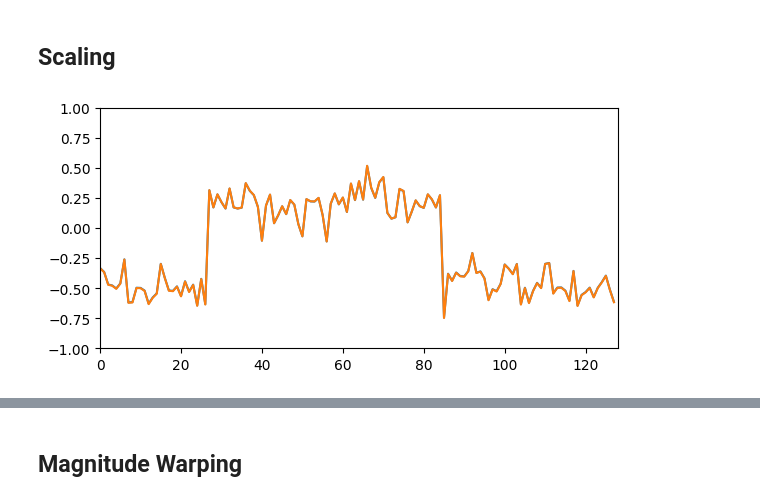
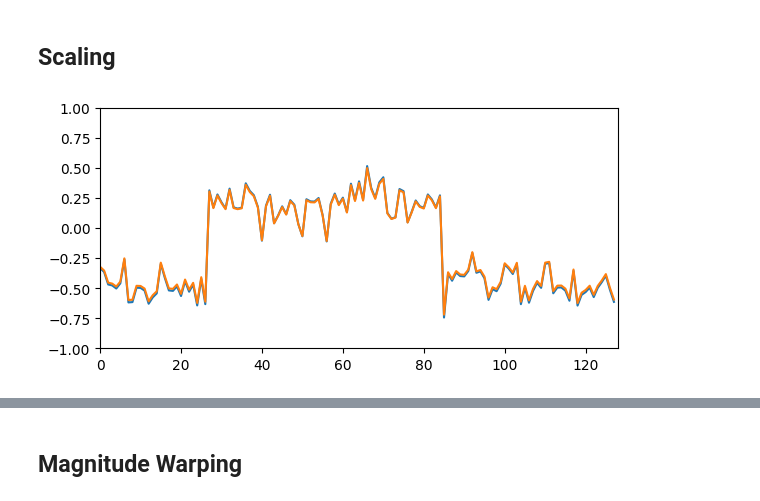
Before and after one commit to HOSEI-UNIV-IIST/time_series_augmentation_mix, a Jupyter notebook: example.ipynb, the cells around one changed output, grey strips where cells are left out. Saved outputs shown, nothing was run; the diff lists cells and outputs as text; code cells hidden in the pictures.

```diff
--- a/example.ipynb
+++ b/example.ipynb
@@ -48,6 +52,6 @@ hlp.plot1d(x_train[0], aug.jitter(x_train)[0])
 # %% [markdown]
 ## Scaling
 # %%
-hlp.plot1d(x_train[0], aug.scaling(x_train)[0])
+hlp.plot1d(x_train[0], aug.scaling(x_train, sigma=0.05)[0])
 # %% [output]
-[figure, old version]
+[figure, new version]
```
Also changed, not shown: parts of 14 cells of this notebook, 7 other files.
